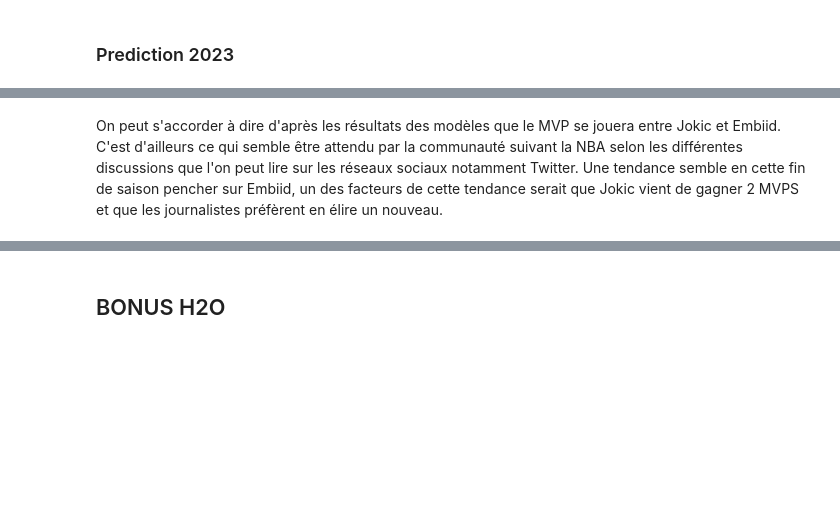
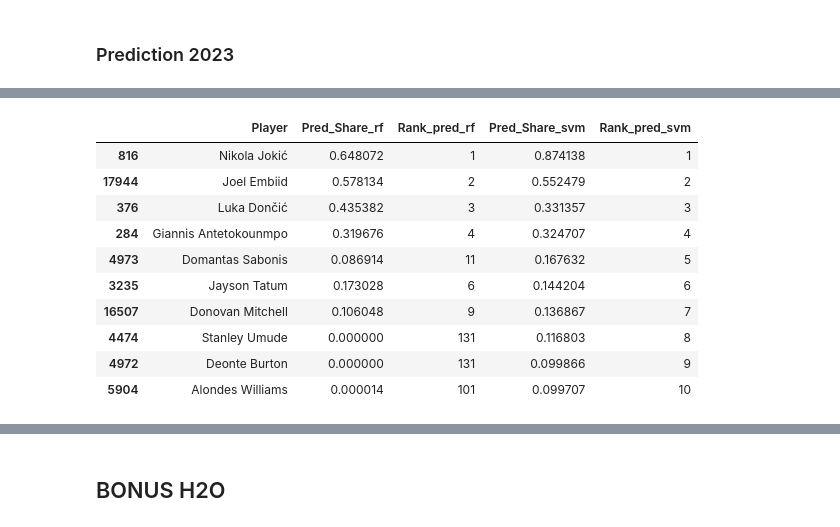
Before and after one commit to MartinErwan/ML_NBA_MVP_Prediction, a Jupyter notebook: PFE_Prediction.ipynb, the cells around one changed output, grey strips where cells are left out. Cells and saved outputs as stored; diff of their text form; code cells hidden in the pictures; blank space fills up the shorter version.

```diff
--- a/PFE_Prediction.ipynb
+++ b/PFE_Prediction.ipynb
@@ -885,3 +724,16 @@ Année TEST : 2023 ERROR RANK: nan
-# %% [markdown]
-On peut s'accorder à dire d'après les résultats des modèles que le MVP se jouera entre Jokic et Embiid.
-C'est d'ailleurs ce qui semble être attendu par la communauté suivant la NBA selon les différentes discussions que l'on peut lire sur les réseaux sociaux notamment Twitter. Une tendance semble en cette fin de saison pencher sur Embiid, un des facteurs de cette tendance serait que Jokic vient de gagner 2 MVPS et que les journalistes préfèrent en élire un nouveau.
+# %%
+d_rf_svm= {"rf" : RandomForestRegressor(max_features = 'log2', n_estimators = 500),"svm" : SVR(C = 10, gamma= 'scale', kernel= 'rbf')}
+pred1 = prediction(DF,d_rf_svm,cv="False",selected_features = selected_features3,year = 2023)
+pred1[2].sort_values(["Pred_Share_svm"],ascending=False).head(10).iloc[:, :-2]
+# %% [output]
+|  | Player | Pred_Share_rf | Rank_pred_rf | Pred_Share_svm | Rank_pred_svm |
+| 816 | Nikola Jokić | 0.648072 | 1 | 0.874138 | 1 |
+| 17944 | Joel Embiid | 0.578134 | 2 | 0.552479 | 2 |
+| 376 | Luka Dončić | 0.435382 | 3 | 0.331357 | 3 |
+| 284 | Giannis Antetokounmpo | 0.319676 | 4 | 0.324707 | 4 |
+| 4973 | Domantas Sabonis | 0.086914 | 11 | 0.167632 | 5 |
+| 3235 | Jayson Tatum | 0.173028 | 6 | 0.144204 | 6 |
+| 16507 | Donovan Mitchell | 0.106048 | 9 | 0.136867 | 7 |
+| 4474 | Stanley Umude | 0.000000 | 131 | 0.116803 | 8 |
+| 4972 | Deonte Burton | 0.000000 | 131 | 0.099866 | 9 |
+| 5904 | Alondes Williams | 0.000014 | 101 | 0.099707 | 10 |
```
Also changed, not shown: parts of 54 cells of this notebook.
